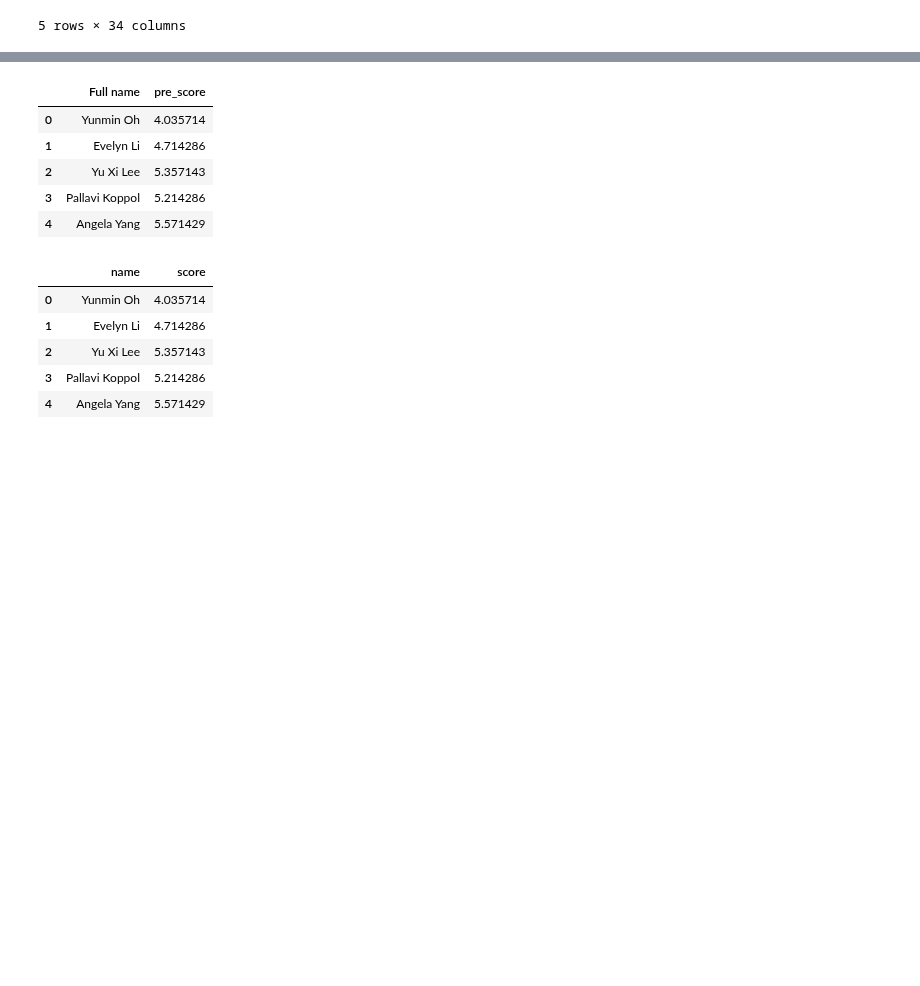
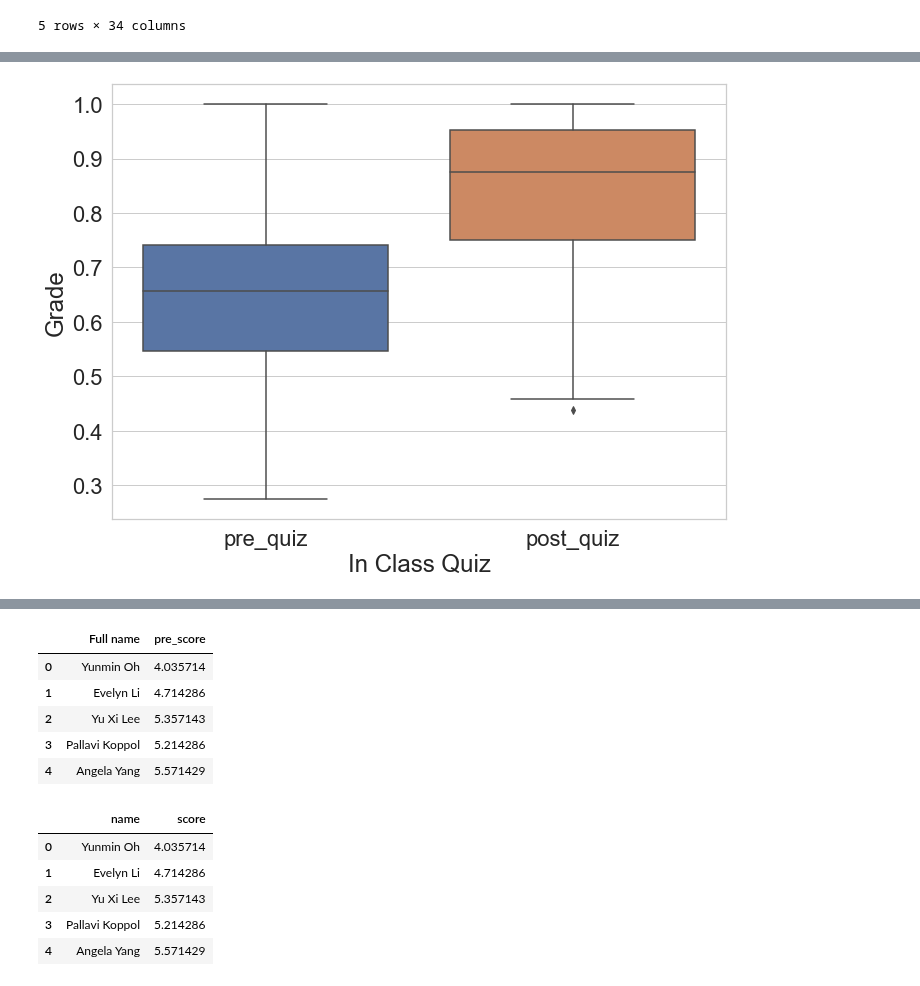
Before and after one commit to WesDeng/Recidivism_Exp, a Jupyter notebook: Untitled1.ipynb, the cells around one changed output, grey strips where cells are left out. Saved outputs shown, nothing was run; the diff lists cells and outputs as text; code cells hidden in the pictures; blank space fills up the shorter version.

```diff
--- a/Untitled1.ipynb
+++ b/Untitled1.ipynb
@@ -29,0 +34,2 @@ all_together_short.head()
+# %%
+three = all_together_short.merge(pre_quiz, left_on='Full Name', right_on='Full name')
@@ -29,0 +124,3 @@ all_together_short.head()
+# %%
+three = three.drop(columns=['Full name'])
+three.head()
@@ -29,0 +134,5 @@ all_together_short.head()
+# %%
+three['post_quiz'] = three['post_score']/8
+# %%
+three['pre_quiz'] = three['pre_score']/max(three['pre_score'])
+three.head()
@@ -29,0 +146,15 @@ all_together_short.head()
+# %%
+import seaborn as sns
+import matplotlib.pyplot as plt
+
+sns.set(rc={'figure.figsize':(11,8)}, font_scale=2)
+sns.set_style('whitegrid')
+df = three[['pre_quiz', 'post_quiz']]
+ax = sns.boxplot(x="variable", y="value", data=pd.melt(df))
+#fig.set_axis_labels('In Class Quiz', 'Grade')
+ax.set(xlabel='In Class Quiz', ylabel='Grade')
+fig = ax.get_figure()
+fig.savefig("quiz_overall.png")
+plt.show()
+# %% [output]
+[figure, added]
```
Also changed, not shown: parts of 12 cells of this notebook, 2 other files.
